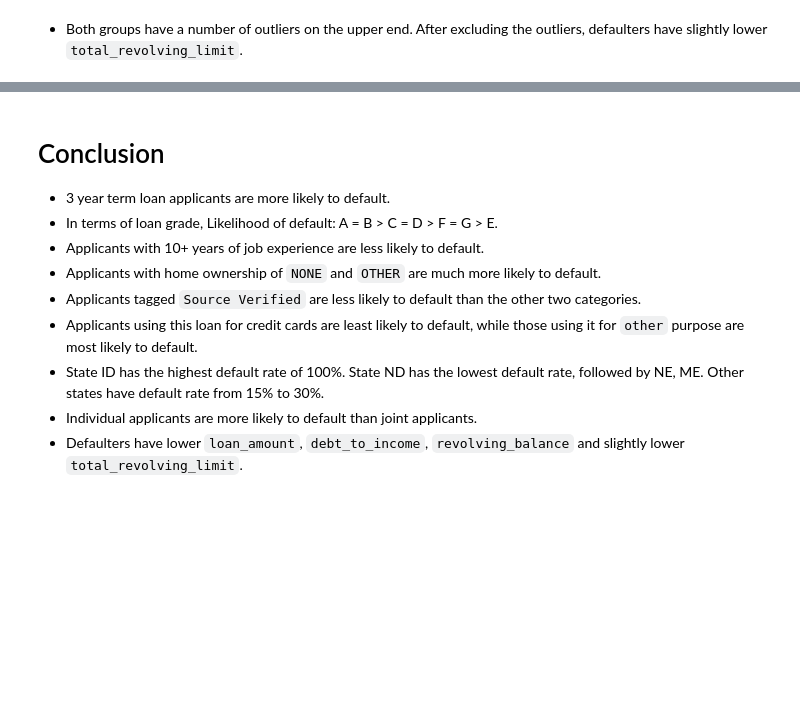
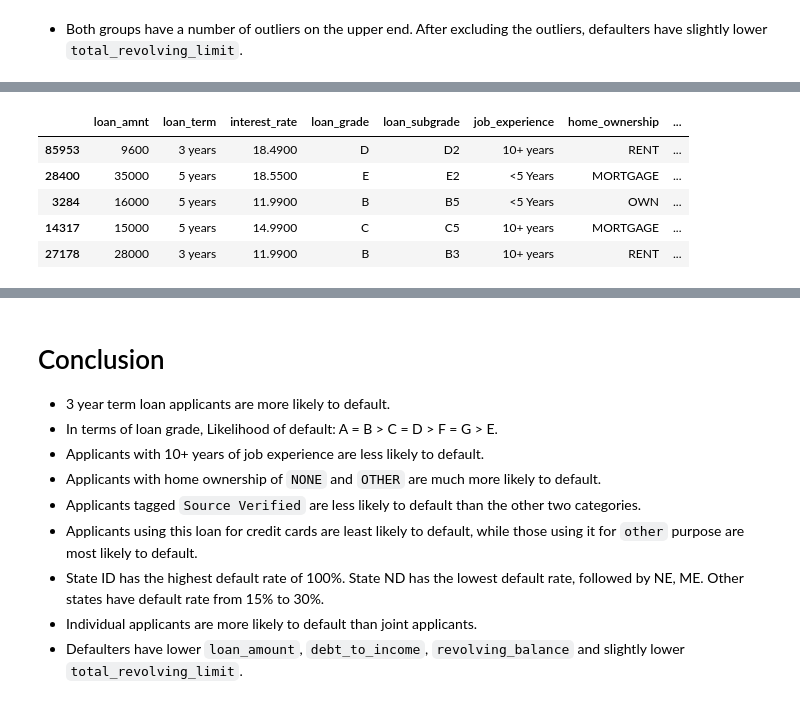
Before and after one commit to liangym2014/Data-science-and-machine-learning, a Jupyter notebook: 8.Hackathon_Loan_Default.ipynb, the cells around one changed output, grey strips where cells are left out. Saved outputs shown, nothing was run; the diff lists cells and outputs as text; code cells hidden in the pictures; blank space fills up the shorter version.

```diff
--- a/8.Hackathon_Loan_Default.ipynb
+++ b/8.Hackathon_Loan_Default.ipynb
@@ -488,0 +527,9 @@ boxplot_with_without_fliers("total_revolving_limit")
+# %%
+X_test.head()
+# %% [output]
+|  | loan_amnt | loan_term | interest_rate | loan_grade | loan_subgrade | job_experience | home_ownership | ... |
+| 85953 | 9600 | 3 years | 18.4900 | D | D2 | 10+ years | RENT | ... |
+| 28400 | 35000 | 5 years | 18.5500 | E | E2 | <5 Years | MORTGAGE | ... |
+| 3284 | 16000 | 5 years | 11.9900 | B | B5 | <5 Years | OWN | ... |
+| 14317 | 15000 | 5 years | 14.9900 | C | C5 | 10+ years | MORTGAGE | ... |
+| 27178 | 28000 | 3 years | 11.9900 | B | B3 | 10+ years | RENT | ... |
```
Also changed, not shown: parts of 19 cells of this notebook.
